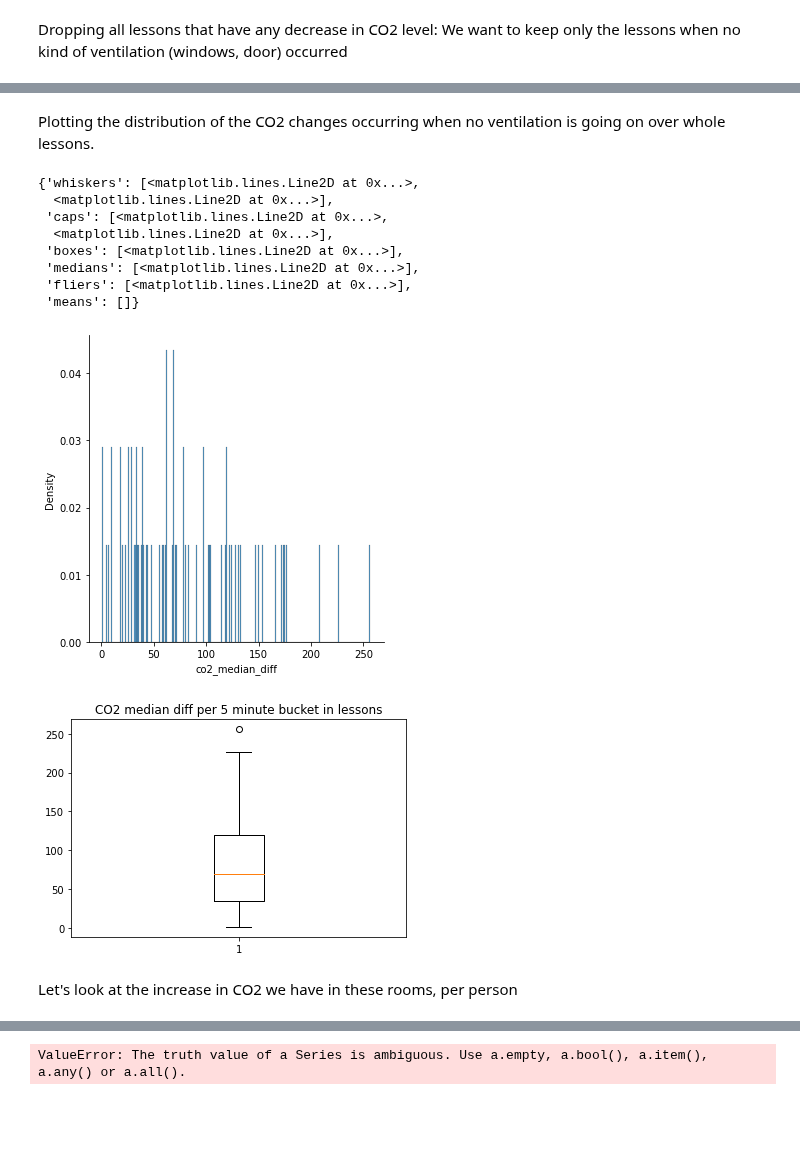
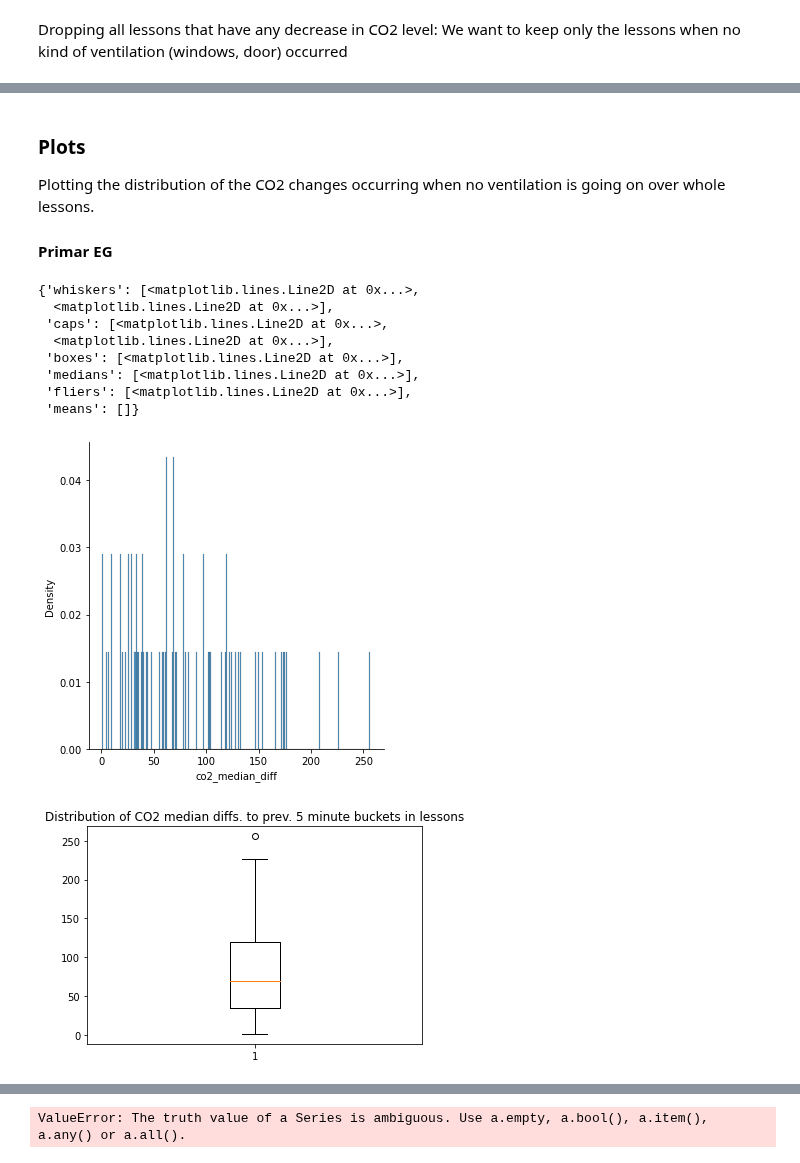
Before and after one commit to Smart-Classroom-Challenge/Data-Evaluation, a Jupyter notebook: Forschungsfrage_2.ipynb, the cells around one changed output, grey strips where cells are left out. Drawn from its saved outputs; the diff is of its cells as text; code cells hidden in the pictures; blank space fills up the shorter version.

```diff
--- a/Forschungsfrage_2.ipynb
+++ b/Forschungsfrage_2.ipynb
@@ -70,5 +39,5 @@ co2_buckets_primar_eg_full
 # %%
-co2_primar_eg_lessons = l.get_timebuckets_for_timetable("Primarklasse_EG", stundenplan_primar_EG)
+co2_primar_eg_lessons = l.get_timebuckets_for_timetable("Primarklasse_EG", l.timetables['Primar_EG'])
 co2_primar_eg_lessons
 # %% [output]
 |  | ts | co2_mean | co2_mean_diff | co2_median | co2_median_diff | lesson_uuid | people |
@@ -87,22 +73,26 @@ co2_primar_eg_lessons
 # %% [markdown]
 Dropping all lessons that have any decrease in CO2 level: We want to keep only the lessons when no kind of ventilation (windows, door) occurred
 # %%
-# collect id's of lessons to drop
-lessons_to_drop = []
+def keep_non_vent_lessons(df):
+    # collect id's of lessons to drop
+    lessons_to_drop = []
 
-for index, bucket in co2_primar_eg_lessons.iterrows():
-  lesson_id = bucket['lesson_uuid']
-  co2_median_diff = bucket['co2_median_diff']
+    for index, bucket in df.iterrows():
+      lesson_id = bucket['lesson_uuid']
+      co2_median_diff = bucket['co2_median_diff']
 
-  if co2_median_diff and float(bucket['co2_median_diff']) < 0:
-    if lesson_id not in lessons_to_drop:
-      lessons_to_drop.append(lesson_id)
+      if co2_median_diff and float(bucket['co2_median_diff']) < 0:
+        if lesson_id not in lessons_to_drop:
+          lessons_to_drop.append(lesson_id)
 
-# create new df only with lessons that had a steady CO2 increase
-co2_primar_eg_lessons_novent = co2_primar_eg_lessons.copy()
-for lesson in lessons_to_drop:
-  co2_primar_eg_lessons_novent = co2_primar_eg_lessons_novent.loc[~co2_primar_eg_lessons_novent['lesson_uuid'].isin(lessons_to_drop)]
+    # create new df only with lessons that had a steady CO2 increase
+    df_cleaned = df.copy()
+    for lesson in lessons_to_drop:
+        df_cleaned = df_cleaned.loc[~df_cleaned['lesson_uuid'].isin(lessons_to_drop)]
 
-# reset index
-co2_primar_eg_lessons_novent = co2_primar_eg_lessons_novent.reset_index()
-co2_primar_eg_lessons_novent
+    # reset index
+    df_cleaned = df_cleaned.reset_index()
+    return df_cleaned
+
+data_no_vent_lessons_eg = keep_non_vent_lessons(co2_primar_eg_lessons)
+data_no_vent_lessons_og1 = keep_non_vent_lessons(co2_primar_og1_lessons)
@@ -123,23 +99,24 @@ co2_primar_eg_lessons_novent
 # %% [markdown]
+### Plots
 Plotting the distribution of the CO2 changes occurring when no ventilation is going on over whole lessons.
+
+#### Primar EG
 # %%
 # Distribution
-sns.displot(data = co2_primar_eg_lessons_novent, x = 'co2_median_diff', stat="density", common_norm=False)
+sns.displot(data = data_no_vent_lessons_eg, x = 'co2_median_diff', stat="density", common_norm=False)
 
 # Boxplot
 fig1, ax1 = plt.subplots()
 ax1.set_title('Distribution of CO2 median diffs. to prev. 5 minute buckets in lessons')
-ax1.boxplot(co2_primar_eg_lessons_novent['co2_median_diff'].dropna())
+ax1.boxplot(data_no_vent_lessons_eg['co2_median_diff'].dropna())
 # %% [output]
 {'whiskers': [<matplotlib.lines.Line2D at 0x...>,
   <matplotlib.lines.Line2D at 0x...>],
  'caps': [<matplotlib.lines.Line2D at 0x...>,
   <matplotlib.lines.Line2D at 0x...>],
  'boxes': [<matplotlib.lines.Line2D at 0x...>],
  'medians': [<matplotlib.lines.Line2D at 0x...>],
  'fliers': [<matplotlib.lines.Line2D at 0x...>],
  'means': []}
 [figure]
-[figure, old version]
+[figure, new version]
-# %% [markdown]
-Let's look at the increase in CO2 we have in these rooms, per person
```
Also changed, not shown: parts of 23 cells of this notebook, 1 other file.
